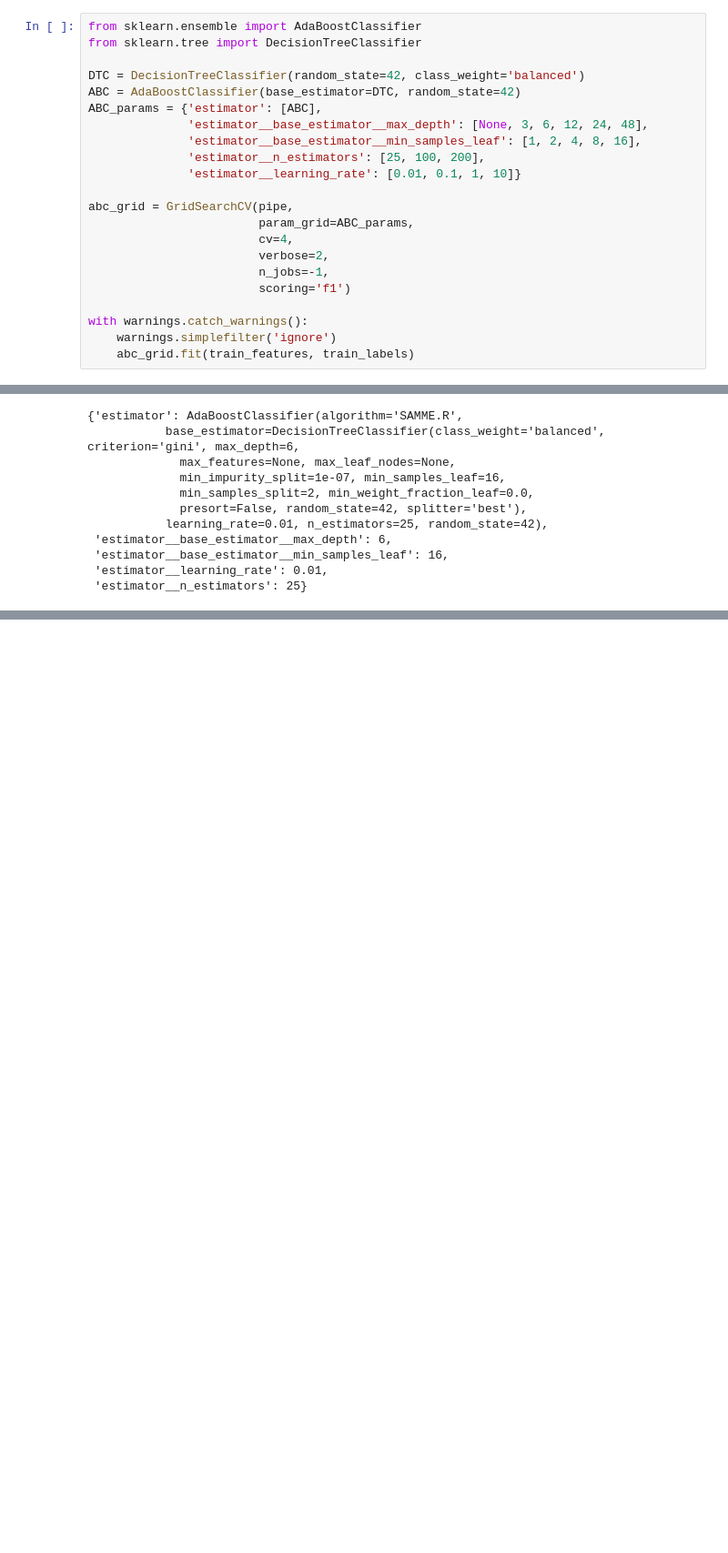
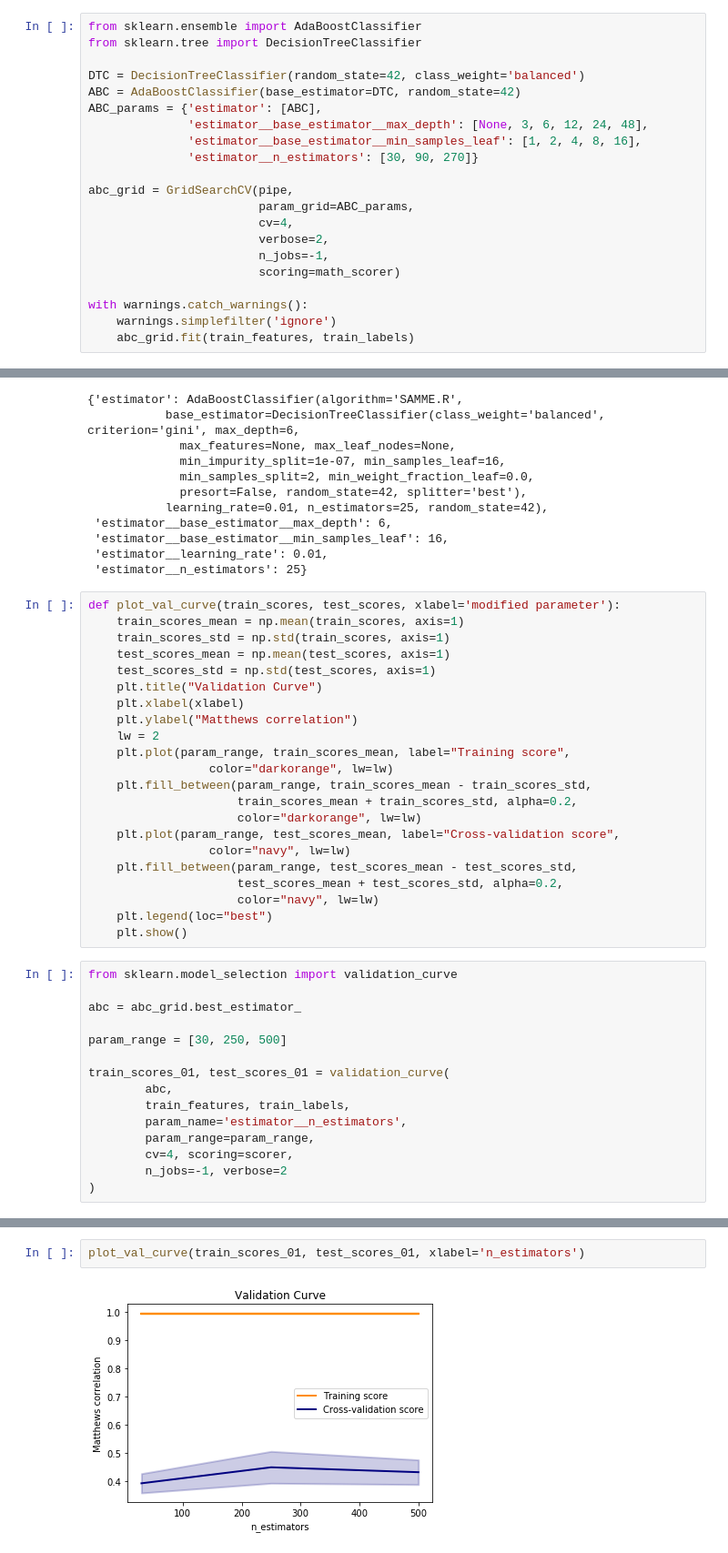
Before and after one commit to trnoriega/chemproject, a Jupyter notebook: parameter_optimization.ipynb, the cells around one changed output, grey strips where cells are left out. Shown: that part at 91% size. Drawn from its saved outputs; the diff is of its cells as text; blank space fills up the shorter version.

Commit message:
Completed parameter optimization with new fingerprints and code for validation curves.

```diff
--- a/parameter_optimization.ipynb
+++ b/parameter_optimization.ipynb
@@ -256,15 +165,14 @@ ABC = AdaBoostClassifier(base_estimator=DTC, random_state=42)
 ABC_params = {'estimator': [ABC],
               'estimator__base_estimator__max_depth': [None, 3, 6, 12, 24, 48],
               'estimator__base_estimator__min_samples_leaf': [1, 2, 4, 8, 16],
-              'estimator__n_estimators': [25, 100, 200],
-              'estimator__learning_rate': [0.01, 0.1, 1, 10]}
+              'estimator__n_estimators': [30, 90, 270]}
 
 abc_grid = GridSearchCV(pipe,
                         param_grid=ABC_params,
                         cv=4,
                         verbose=2,
                         n_jobs=-1,
-                        scoring='f1')
+                        scoring=math_scorer)
 
 with warnings.catch_warnings():
     warnings.simplefilter('ignore')
@@ -577,3 +431,40 @@ abc_grid.best_params_
  'estimator__base_estimator__min_samples_leaf': 16,
  'estimator__learning_rate': 0.01,
  'estimator__n_estimators': 25}
+# %%
+def plot_val_curve(train_scores, test_scores, xlabel='modified parameter'):
+    train_scores_mean = np.mean(train_scores, axis=1)
+    train_scores_std = np.std(train_scores, axis=1)
+    test_scores_mean = np.mean(test_scores, axis=1)
+    test_scores_std = np.std(test_scores, axis=1)
+    plt.title("Validation Curve")
+    plt.xlabel(xlabel)
+    plt.ylabel("Matthews correlation")
+    lw = 2
+    plt.plot(param_range, train_scores_mean, label="Training score",
+                 color="darkorange", lw=lw)
+    plt.fill_between(param_range, train_scores_mean - train_scores_std,
+                     train_scores_mean + train_scores_std, alpha=0.2,
+                     color="darkorange", lw=lw)
+    plt.plot(param_range, test_scores_mean, label="Cross-validation score",
+                 color="navy", lw=lw)
+    plt.fill_between(param_range, test_scores_mean - test_scores_std,
+                     test_scores_mean + test_scores_std, alpha=0.2,
+                     color="navy", lw=lw)
+    plt.legend(loc="best")
+    plt.show()
+# %%
+from sklearn.model_selection import validation_curve
+
+abc = abc_grid.best_estimator_
+
+param_range = [30, 250, 500]
+
+train_scores_01, test_scores_01 = validation_curve(
+        abc,
+        train_features, train_labels,
+        param_name='estimator__n_estimators',
+        param_range=param_range,
+        cv=4, scoring=scorer,
+        n_jobs=-1, verbose=2
+)
@@ -579,0 +498,4 @@ abc_grid.best_params_
+# %%
+plot_val_curve(train_scores_01, test_scores_01, xlabel='n_estimators')
+# %% [output]
+[figure, added]
```
Also changed, not shown: parts of 17 cells of this notebook.
